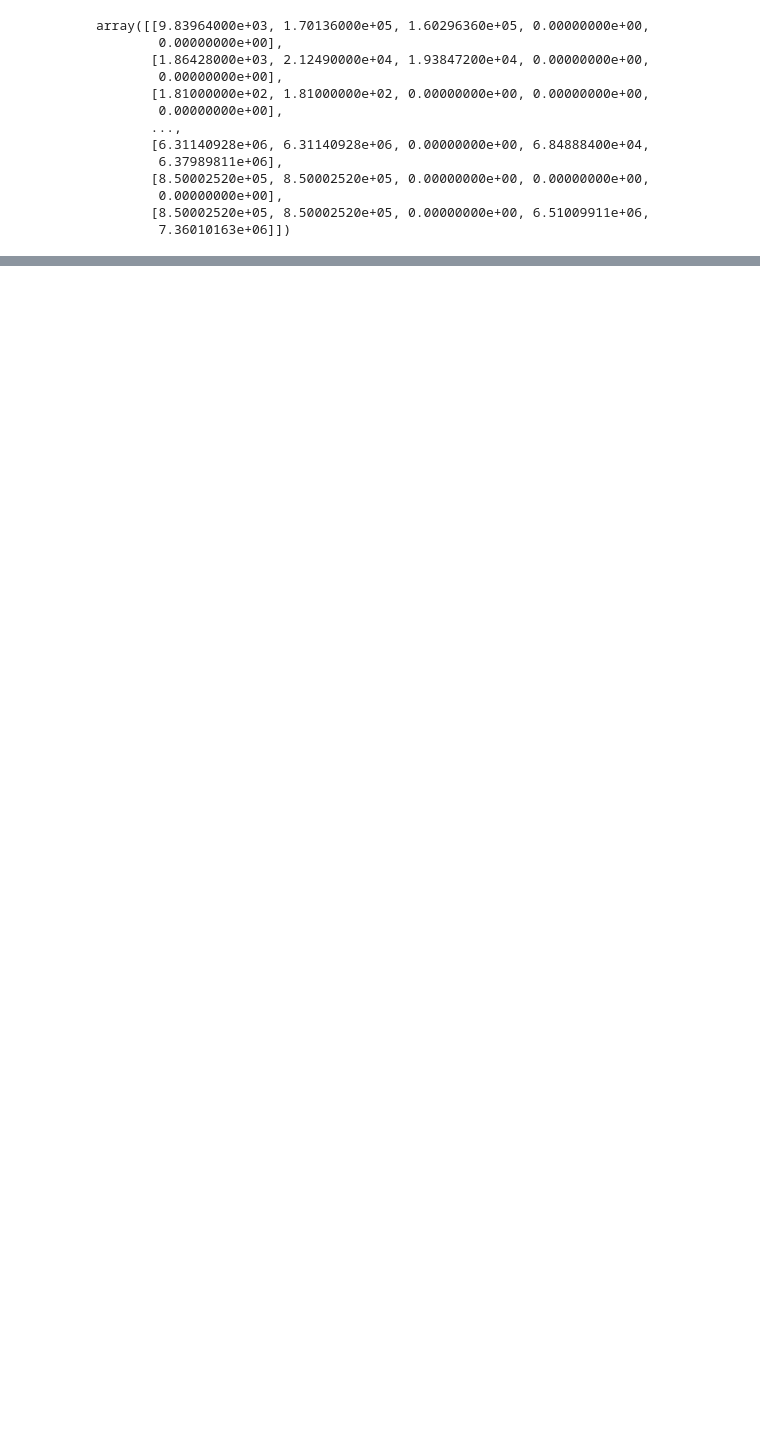
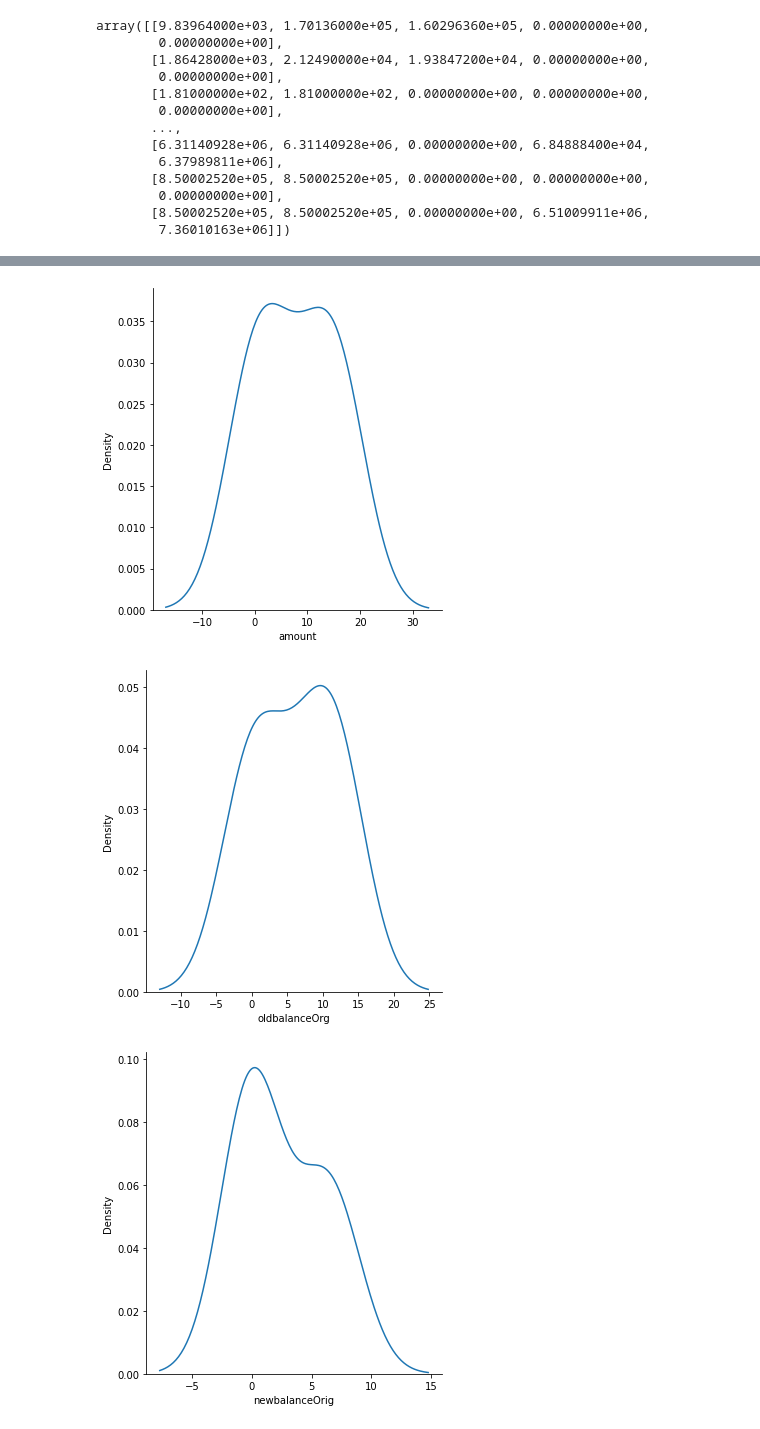
Before and after one commit to romulocrp/ml-projects, a Jupyter notebook: beg/online-payments-fraud-detection/project.ipynb, the cells around one changed output, grey strips where cells are left out. Cells and saved outputs as stored; diff of their text form; code cells hidden in the pictures; blank space fills up the shorter version.

```diff
--- a/beg/online-payments-fraud-detection/project.ipynb
+++ b/beg/online-payments-fraud-detection/project.ipynb
@@ -171,0 +215,5 @@ norm_num_data = normalize(num_data)
+# %%
+# Box-cox transformation, in Scikit-learn, the methos used is Yeo-Johnson method, paper can be found in Scikit-Learn docs.
+pt = PowerTransformer(standardize = False)
+# %%
+bc_num_data = pt.fit_transform(num_data)
@@ -171,0 +230,13 @@ norm_num_data = normalize(num_data)
+# %%
+i = 0
+columns = ["amount", "oldbalanceOrg", "newbalanceOrig", "oldbalanceDest", "newbalanceDest"]
+for column in columns:
+  if i < len(columns):
+    sns.displot(x = bc_num_data[i], kind = "kde");
+    plt.xlabel(xlabel = columns[i])
+    plt.show()
+    i += 1
+# %% [output]
+[figure, added]
+[figure, added]
+[figure, added]
```
Also changed, not shown: parts of 13 cells of this notebook.
